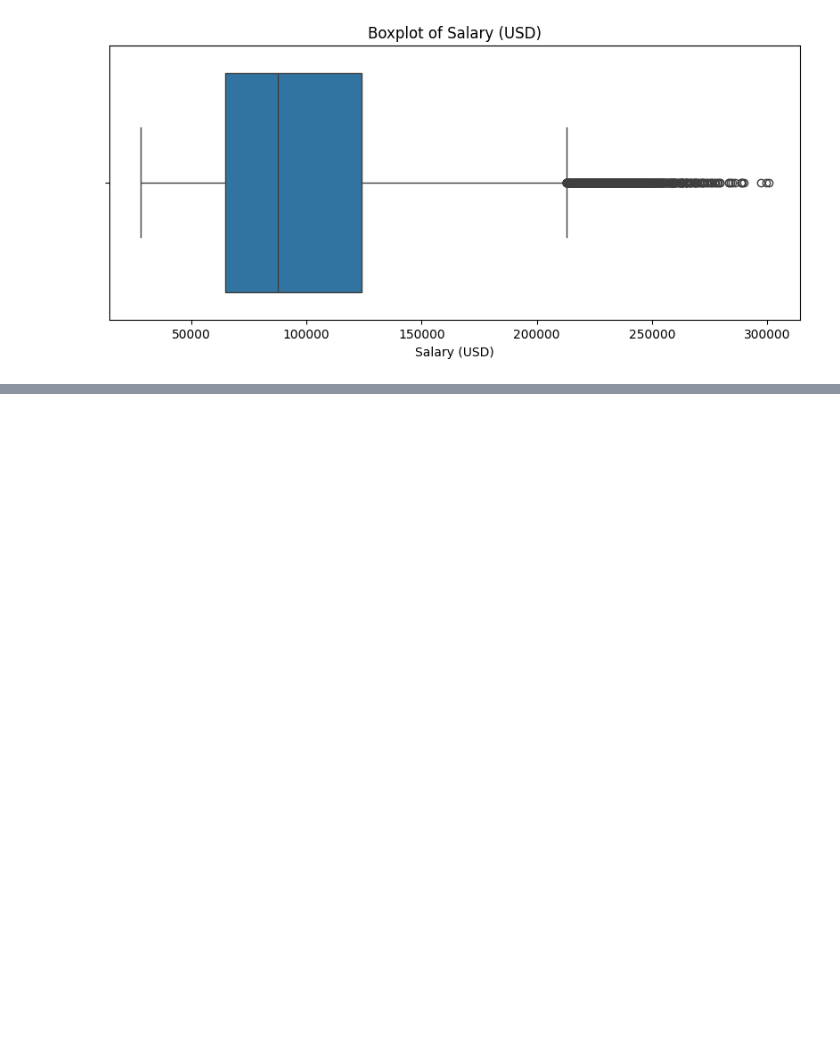
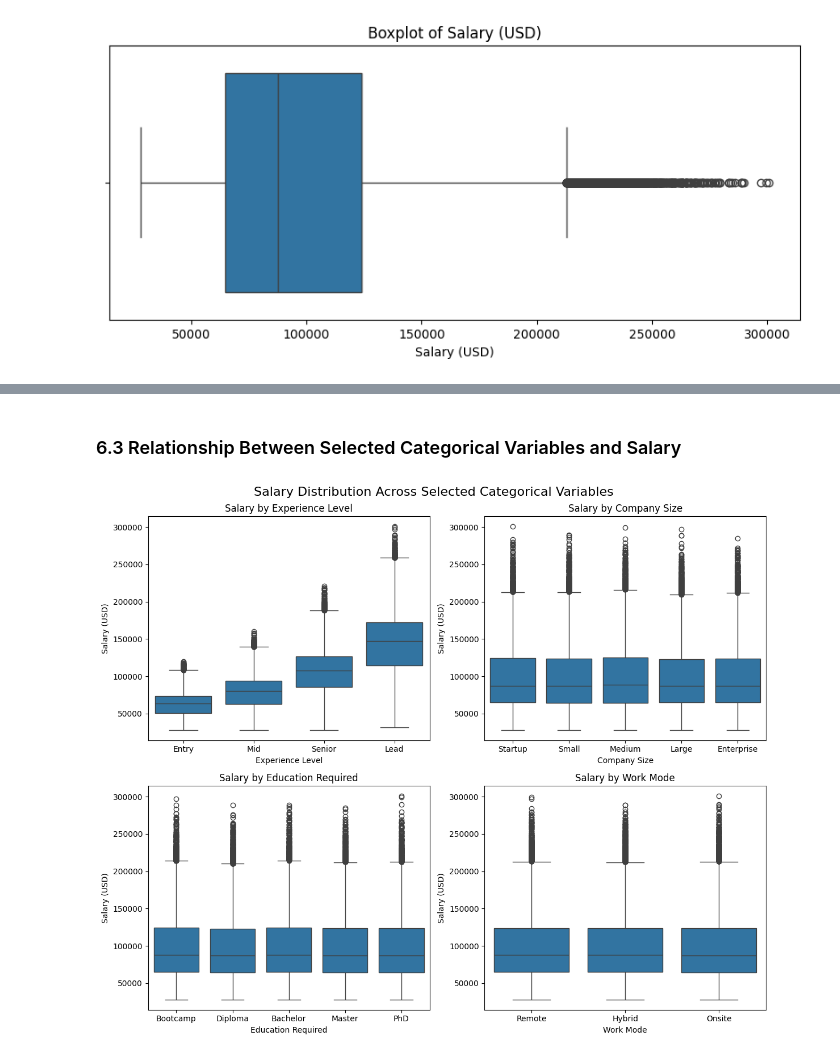
Before and after one commit to 1008tommy/mlops-assignment, a Jupyter notebook: darren/notebooks/eda.ipynb, the cells around one changed output, grey strips where cells are left out. Saved outputs shown, nothing was run; the diff lists cells and outputs as text; code cells hidden in the pictures; blank space fills up the shorter version.

```diff
--- a/darren/notebooks/eda.ipynb
+++ b/darren/notebooks/eda.ipynb
@@ -403,0 +592,63 @@ plt.show()
+# %% [markdown]
+### 6.3 Relationship Between Selected Categorical Variables and Salary
+# %%
+fig, axes = plt.subplots(2, 2, figsize=(12, 10))
+axes = axes.flatten()
+
+# Experience Level
+sns.boxplot(
+    data=df,
+    x="experience_level",
+    y="salary_usd",
+    order=["Entry", "Mid", "Senior", "Lead"],
+    ax=axes[0]
+)
+axes[0].set_title("Salary by Experience Level")
+axes[0].set_xlabel("Experience Level")
+axes[0].set_ylabel("Salary (USD)")
+
+# Company Size
+sns.boxplot(
+    data=df,
+    x="company_size",
+    y="salary_usd",
+    order=["Startup", "Small", "Medium", "Large", "Enterprise"],
+    ax=axes[1]
+)
+axes[1].set_title("Salary by Company Size")
+axes[1].set_xlabel("Company Size")
+axes[1].set_ylabel("Salary (USD)")
+
+# Education Required
+sns.boxplot(
+    data=df,
+    x="education_required",
+    y="salary_usd",
+    order=["Bootcamp", "Diploma", "Bachelor", "Master", "PhD"],
+    ax=axes[2]
+)
+axes[2].set_title("Salary by Education Required")
+axes[2].set_xlabel("Education Required")
+axes[2].set_ylabel("Salary (USD)")
+
+# Work Mode
+sns.boxplot(
+    data=df,
+    x="work_mode",
+    y="salary_usd",
+    order=["Remote", "Hybrid", "Onsite"],
+    ax=axes[3]
+)
+axes[3].set_title("Salary by Work Mode")
+axes[3].set_xlabel("Work Mode")
+axes[3].set_ylabel("Salary (USD)")
+
+plt.suptitle(
+    "Salary Distribution Across Selected Categorical Variables",
+    fontsize=16
+)
+
+plt.tight_layout()
+plt.show()
+# %% [output]
+[figure, added]
```
Also changed, not shown: parts of 31 cells of this notebook.
